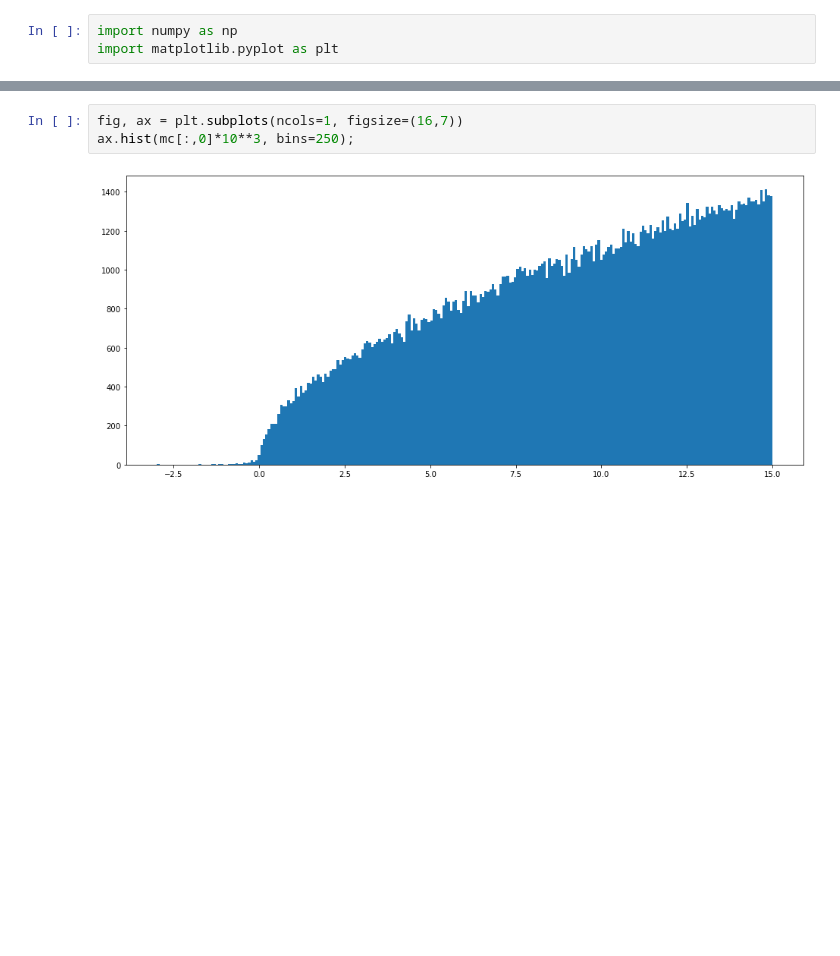
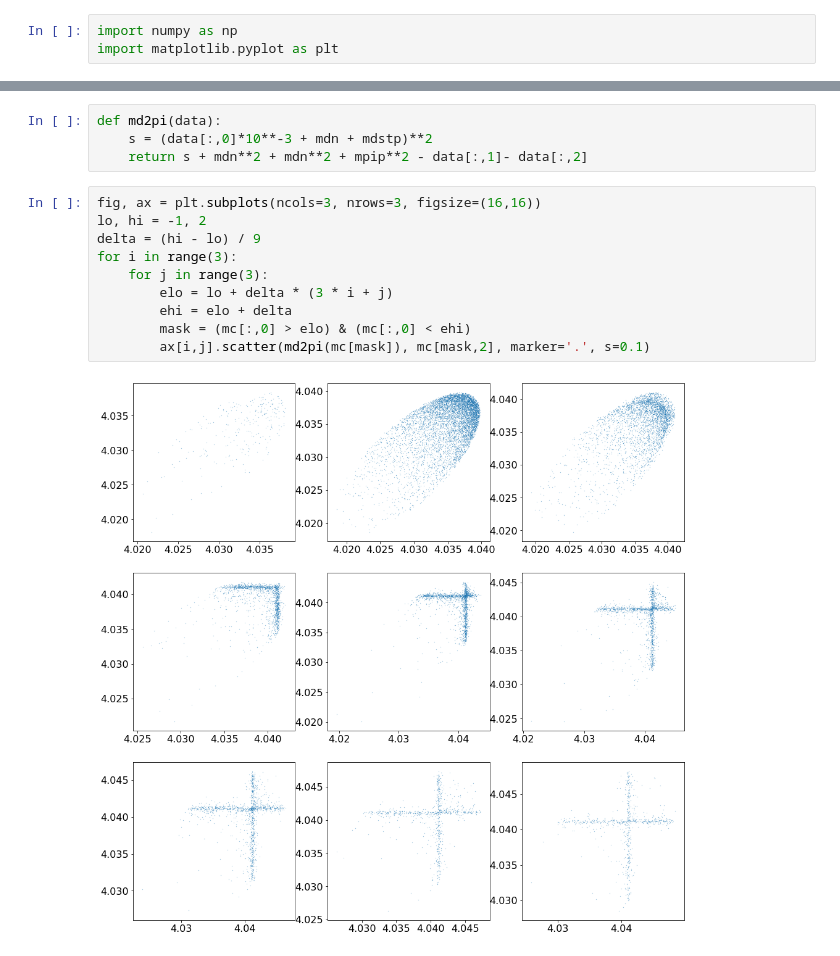
Before and after one commit to VitalyVorobyev/ddst, a Jupyter notebook: MC.ipynb, the cells around one changed output, grey strips where cells are left out. Cells and saved outputs as stored; diff of their text form; blank space fills up the shorter version.

```diff
--- a/MC.ipynb
+++ b/MC.ipynb
@@ -20,5 +17,16 @@ emc.shape
-# %%
-fig, ax = plt.subplots(ncols=1, figsize=(16,7))
-ax.hist(mc[:,0]*10**3, bins=250);
-# %% [output]
-[figure, removed]
+# %%
+def md2pi(data):
+    s = (data[:,0]*10**-3 + mdn + mdstp)**2
+    return s + mdn**2 + mdn**2 + mpip**2 - data[:,1]- data[:,2]
+# %%
+fig, ax = plt.subplots(ncols=3, nrows=3, figsize=(16,16))
+lo, hi = -1, 2
+delta = (hi - lo) / 9
+for i in range(3):
+    for j in range(3):
+        elo = lo + delta * (3 * i + j)
+        ehi = elo + delta
+        mask = (mc[:,0] > elo) & (mc[:,0] < ehi)
+        ax[i,j].scatter(md2pi(mc[mask]), mc[mask,2], marker='.', s=0.1)
+# %% [output]
+[figure, added]
```
Also changed, not shown: parts of 5 cells of this notebook.
